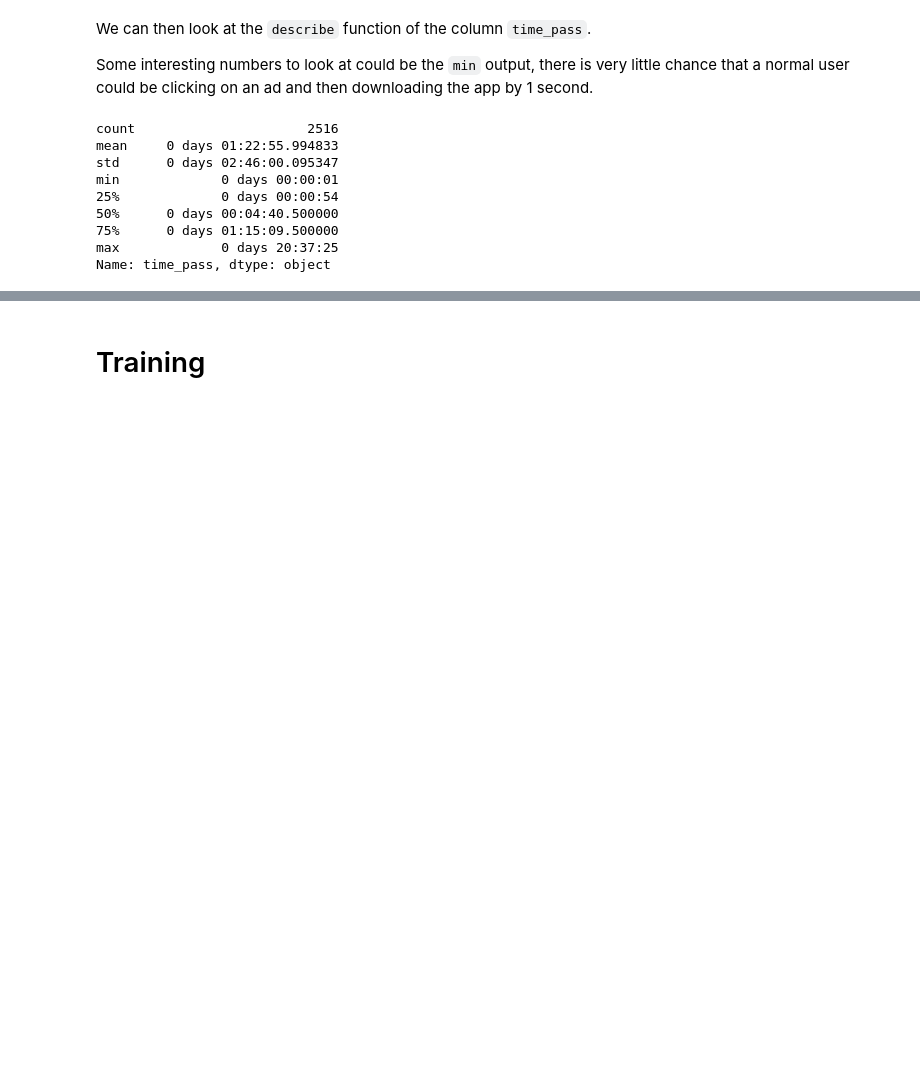
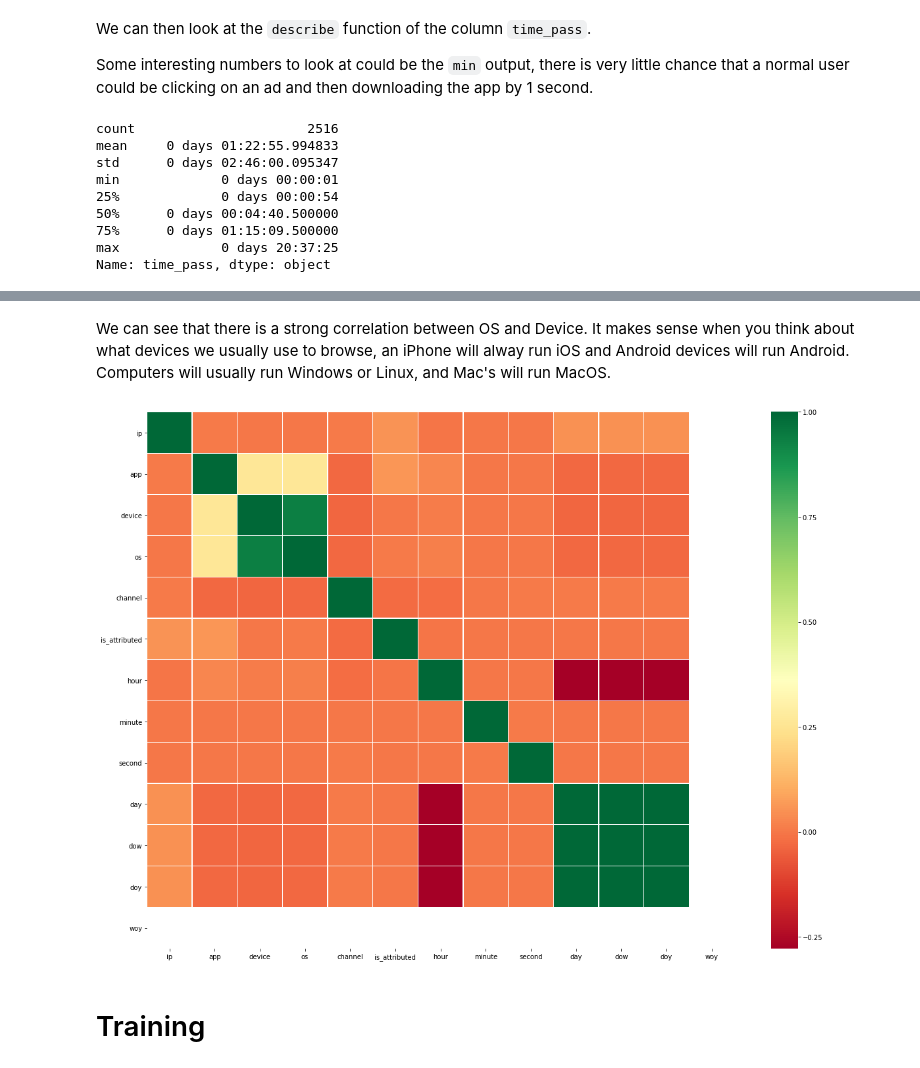
Before and after one commit to 181192/DAT158ML-Oblig02, a Jupyter notebook: Fraud Detection.ipynb, the cells around one changed output, grey strips where cells are left out. Cells and saved outputs as stored; diff of their text form; code cells hidden in the pictures; blank space fills up the shorter version.

```diff
--- a/Fraud Detection.ipynb
+++ b/Fraud Detection.ipynb
@@ -656,0 +658,3 @@ Name: time_pass, dtype: object
+# %%
+corr_matrix = train.corr()
+corr_matrix['is_attributed'].sort_values(ascending = False)
@@ -657,3 +698,13 @@ Name: time_pass, dtype: object
+# %% [markdown]
+We can see that there is a strong correlation between OS and Device. It makes sense when you think about what devices we usually use to browse, an iPhone will alway run iOS and Android devices will run Android. Computers will usually run Windows or Linux, and Mac's will run MacOS.
+# %%
+import seaborn as sns
+
+plt.figure(figsize=(20, 15))
+sns.heatmap(corr_matrix, annot=False, cmap='RdYlGn', linewidths=0.3)
+plt.show()
+# %% [output]
+[figure, added]
 # %% [markdown]
 # Training
 # %% [markdown]
```
Also changed, not shown: parts of 7 cells of this notebook.
